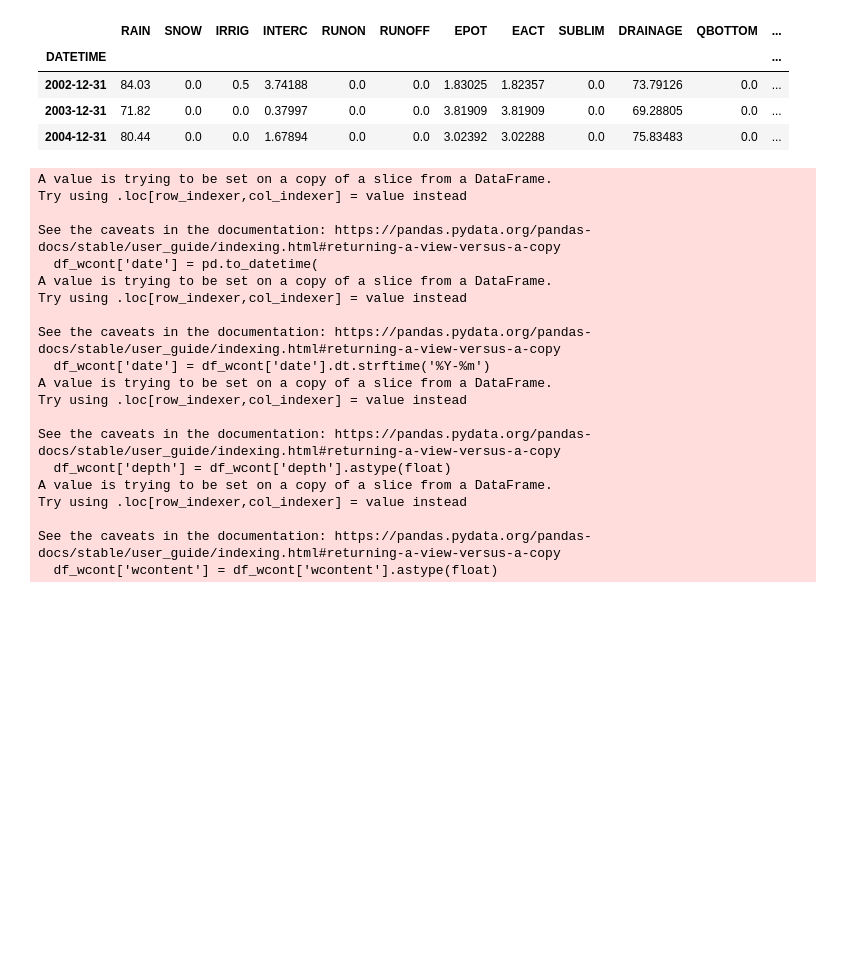
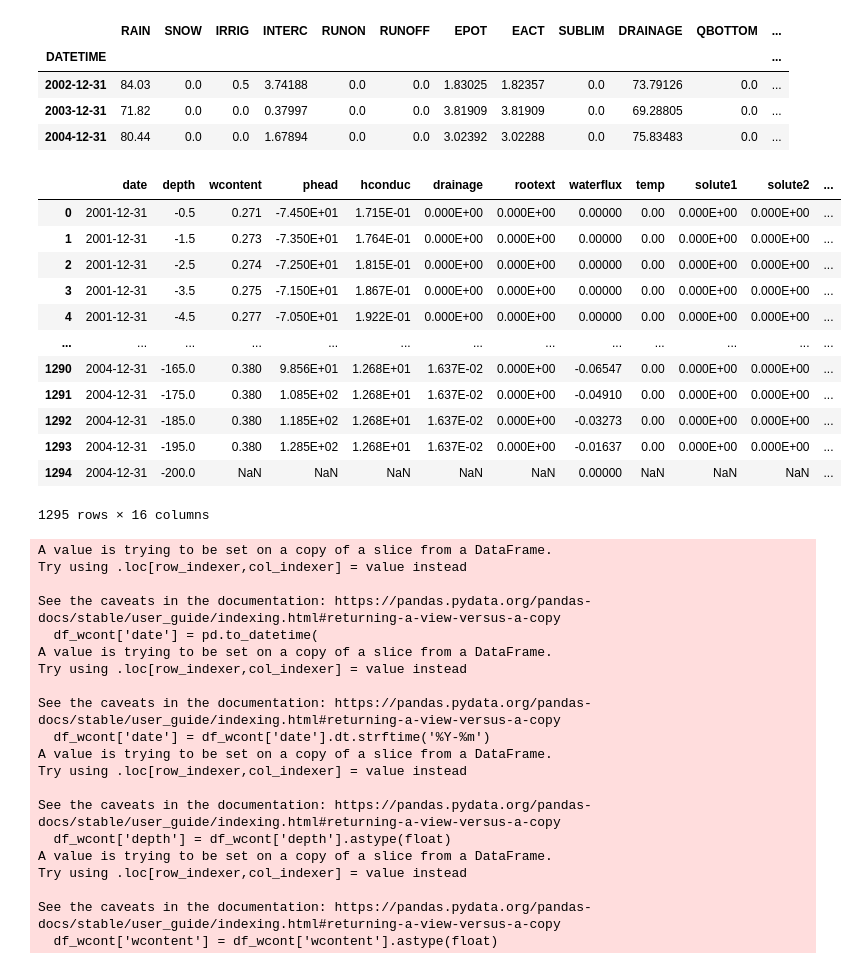
Before and after one commit to zawadzkim/pySWAP, a Jupyter notebook: pyswap/examples/1.hupselbrook/hupsel.ipynb, the cells around one changed output. Drawn from its saved outputs; the diff is of its cells as text; code cells hidden in the pictures; blank space fills up the shorter version.

```diff
--- a/pyswap/examples/1.hupselbrook/hupsel.ipynb
+++ b/pyswap/examples/1.hupselbrook/hupsel.ipynb
@@ -43,7 +44,7 @@ For the meteorological section, there are three class objects:
 - MeteorologicalData - this holds the precipitation data
 - Meteorology - the main class object for the meteorological settings
 # %%
-from pyswap.atmosphere.meteorology import Meteorology, MeteorologicalData, PenmanMonteith
+from pyswap.atmosphere import Meteorology, weather_knmi, PenmanMonteith
 
 pen_mon = PenmanMonteith(
     alt=10.0,
@@ -53,8 +54,7 @@ pen_mon = PenmanMonteith(
 )
 
 # Obtain the meteorological data from KNMI
-meteo_data = MeteorologicalData()
-meteo_data.weather_knmi(stations='283')
+meteo_data = weather_knmi(stations='283')
 
 meteo = Meteorology(
     metfil='283.met',
@@ -73,13 +73,11 @@ Here I have taken the easy way: just opening ready .crp files and saving them fu
 #### Creating the maize crp file
 The CropFile has an option to either open a predefined file from a path, or create a file the same way as a swp file. Below is an example of creating a file for maize.
 # %%
-from pyswap.plant.createcrop.preparation import Preparation
-from pyswap.plant.createcrop.cropdev import (OxygenStress, DroughtStress,
+from pyswap.plant.createcrop import (Preparation, OxygenStress, DroughtStress,
                                        SaltStress, CompensateRWUStress,
-                                       Interception)
-from pyswap.plant.createcrop.irrigation import ScheduledIrrigation
-from pyswap.plant.crop import CropFile
-from pyswap.plant.createcrop.cropdev import CropDevelopmentSettingsFixed
+                                       Interception, ScheduledIrrigation,
+                                       CropDevelopmentSettingsFixed)
+from pyswap.plant import CropFile
 from pandas import DataFrame
 
 prep = Preparation(
@@ -146,22 +144,9 @@ dr_stress = DroughtStress(
     adcrl = 0.1,
     )
 
-salt_stress = SaltStress(
-    swsalinity=0
-)
-
-rwu_comp = CompensateRWUStress(
-    swcompensate=0
-)
-
 interception = Interception(
     swinter=1,
     cofab=0.25
-)
-
-
-schedule = ScheduledIrrigation(
-    schedule=0
 )
 
 
@@ -171,10 +156,7 @@ crpmaize = CropFile(
     cropdev_settings=cropdev_settings,
     oxygenstress=ox_stress,
     droughtstress=dr_stress,
-    saltstress=salt_stress,
-    compensaterwu=rwu_comp,
-    interception=interception,
-    scheduledirrigation=schedule
+    interception=interception
 )
 # %% [markdown]
 #### Creating potato crp file (manual WOFOST setup)
@@ -575,7 +542,6 @@ solute = SoluteTransport(swsolu=0)
 ## 2. Running the model
 # %%
 from pyswap.core.model import Model
-
 model = Model(
     metadata=meta,
     simsettings=simset,
@@ -586,12 +552,8 @@ model = Model(
     surfaceflow=surfaceflow,
     evaporation=evaporation,
     soilprofile=soilprofile,
-    snowandfrost=snow,
-    richards=richards,
     lateraldrainage=lateral_drainage,
-    bottomboundary=bottom_boundary,
-    heatflow=heat,
-    solutetransport=solute
+    bottomboundary=bottom_boundary
 )
 # %%
 result = model.run()
@@ -624,6 +606,22 @@ result.output.resample('Y').agg('sum')
 # from pyswap.core.plot.gwl import plot_gwl
 
 # plot_gwl(result.output.GWL, result.output.GWL)
+# %%
+result.vap
+# %% [output]
+|  | date | depth | wcontent | phead | hconduc | drainage | rootext | waterflux | temp | solute1 | solute2 | ... |
+| 0 | 2001-12-31 | -0.5 | 0.271 | -7.450E+01 | 1.715E-01 | 0.000E+00 | 0.000E+00 | 0.00000 | 0.00 | 0.000E+00 | 0.000E+00 | ... |
+| 1 | 2001-12-31 | -1.5 | 0.273 | -7.350E+01 | 1.764E-01 | 0.000E+00 | 0.000E+00 | 0.00000 | 0.00 | 0.000E+00 | 0.000E+00 | ... |
+| 2 | 2001-12-31 | -2.5 | 0.274 | -7.250E+01 | 1.815E-01 | 0.000E+00 | 0.000E+00 | 0.00000 | 0.00 | 0.000E+00 | 0.000E+00 | ... |
+| 3 | 2001-12-31 | -3.5 | 0.275 | -7.150E+01 | 1.867E-01 | 0.000E+00 | 0.000E+00 | 0.00000 | 0.00 | 0.000E+00 | 0.000E+00 | ... |
+| 4 | 2001-12-31 | -4.5 | 0.277 | -7.050E+01 | 1.922E-01 | 0.000E+00 | 0.000E+00 | 0.00000 | 0.00 | 0.000E+00 | 0.000E+00 | ... |
+| ... | ... | ... | ... | ... | ... | ... | ... | ... | ... | ... | ... | ... |
+| 1290 | 2004-12-31 | -165.0 | 0.380 | 9.856E+01 | 1.268E+01 | 1.637E-02 | 0.000E+00 | -0.06547 | 0.00 | 0.000E+00 | 0.000E+00 | ... |
+| 1291 | 2004-12-31 | -175.0 | 0.380 | 1.085E+02 | 1.268E+01 | 1.637E-02 | 0.000E+00 | -0.04910 | 0.00 | 0.000E+00 | 0.000E+00 | ... |
+| 1292 | 2004-12-31 | -185.0 | 0.380 | 1.185E+02 | 1.268E+01 | 1.637E-02 | 0.000E+00 | -0.03273 | 0.00 | 0.000E+00 | 0.000E+00 | ... |
+| 1293 | 2004-12-31 | -195.0 | 0.380 | 1.285E+02 | 1.268E+01 | 1.637E-02 | 0.000E+00 | -0.01637 | 0.00 | 0.000E+00 | 0.000E+00 | ... |
+| 1294 | 2004-12-31 | -200.0 | NaN | NaN | NaN | NaN | NaN | 0.00000 | NaN | NaN | NaN | ... |
+1295 rows × 16 columns
 # %%
 from pyswap.core.plot.watercontent import plot_wcontent
 
```
Also changed, not shown: parts of 12 cells of this notebook.
